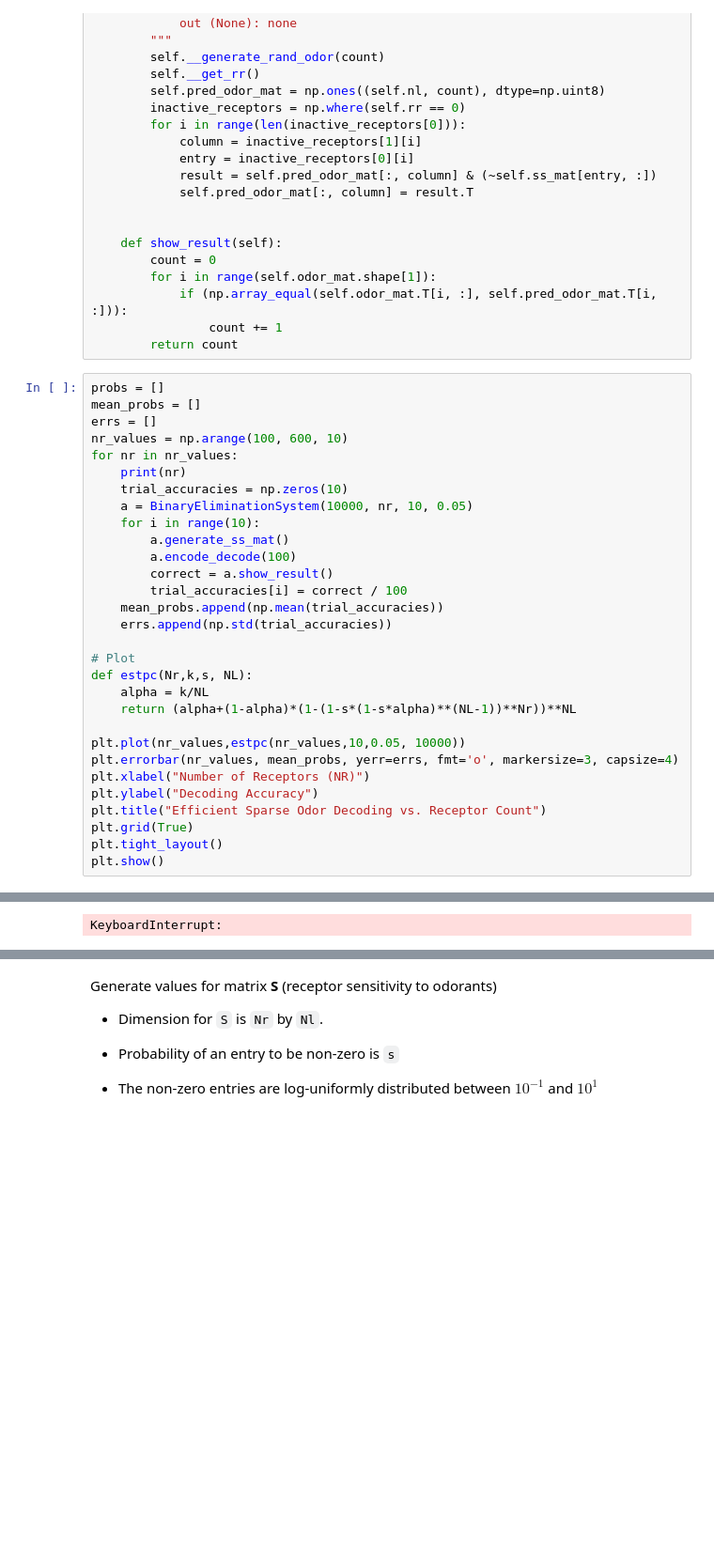
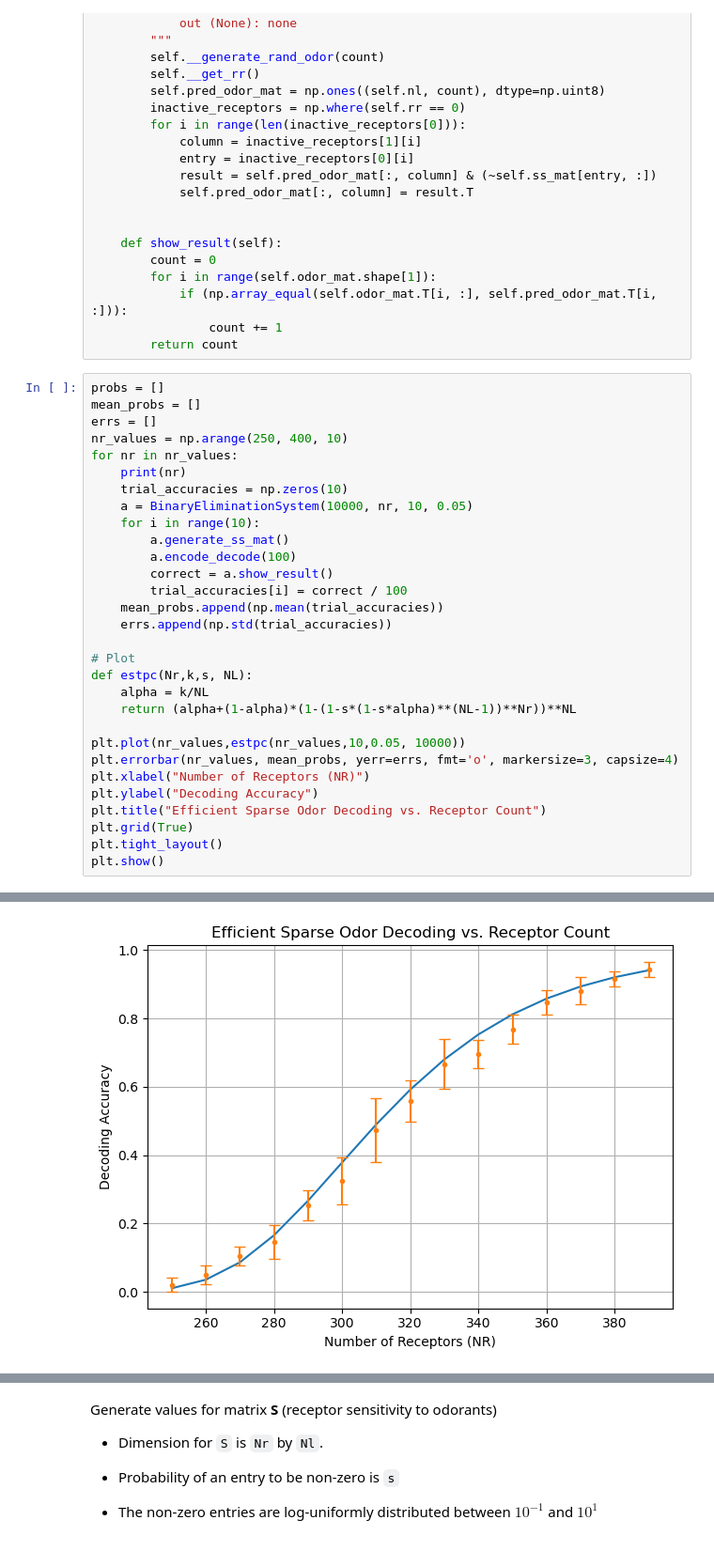
Before and after one commit to louis-jingzhe-jiang/phys304-project, a Jupyter notebook: notebook.ipynb, the cells around one changed output, grey strips where cells are left out. Shown at 94% size. Saved outputs shown, nothing was run; the diff lists cells and outputs as text; blank space fills up the shorter version.

```diff
--- a/notebook.ipynb
+++ b/notebook.ipynb
@@ -106,7 +106,7 @@ class BinaryEliminationSystem:
 probs = []
 mean_probs = []
 errs = []
-nr_values = np.arange(100, 600, 10)
+nr_values = np.arange(250, 400, 10)
 for nr in nr_values:
     print(nr)
     trial_accuracies = np.zeros(10)
@@ -143 +151 @@ plt.show()
-KeyboardInterrupt:
+[figure, added]
```
Also changed, not shown: parts of 2 cells of this notebook.
